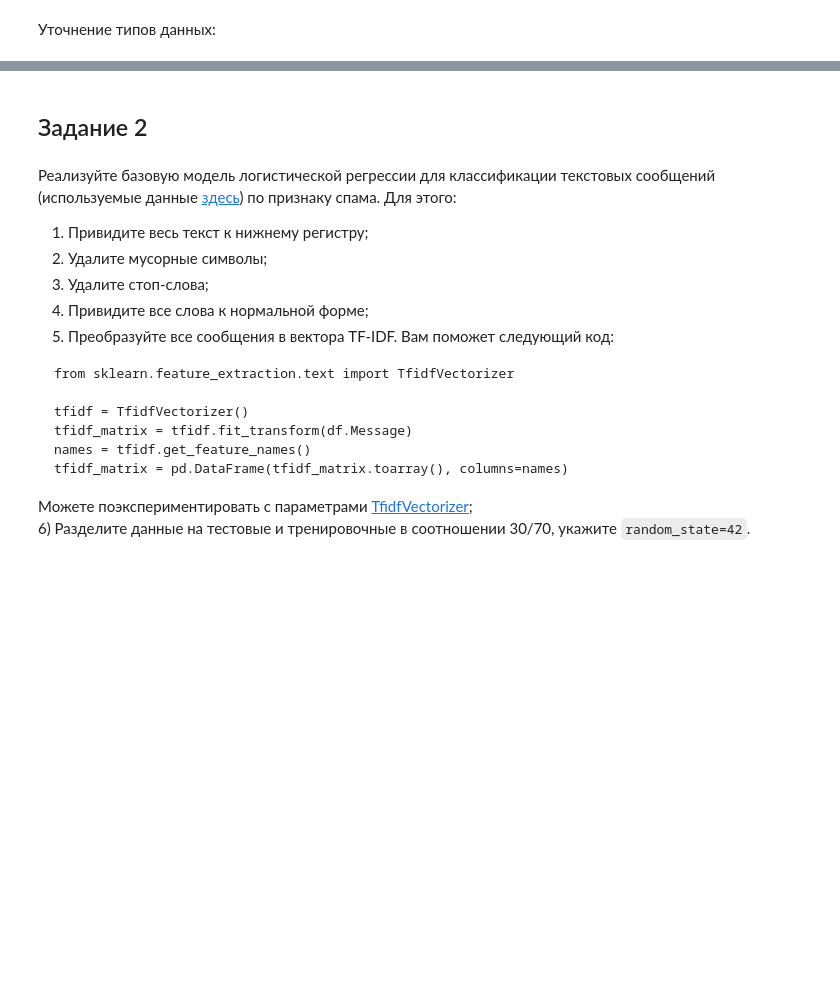
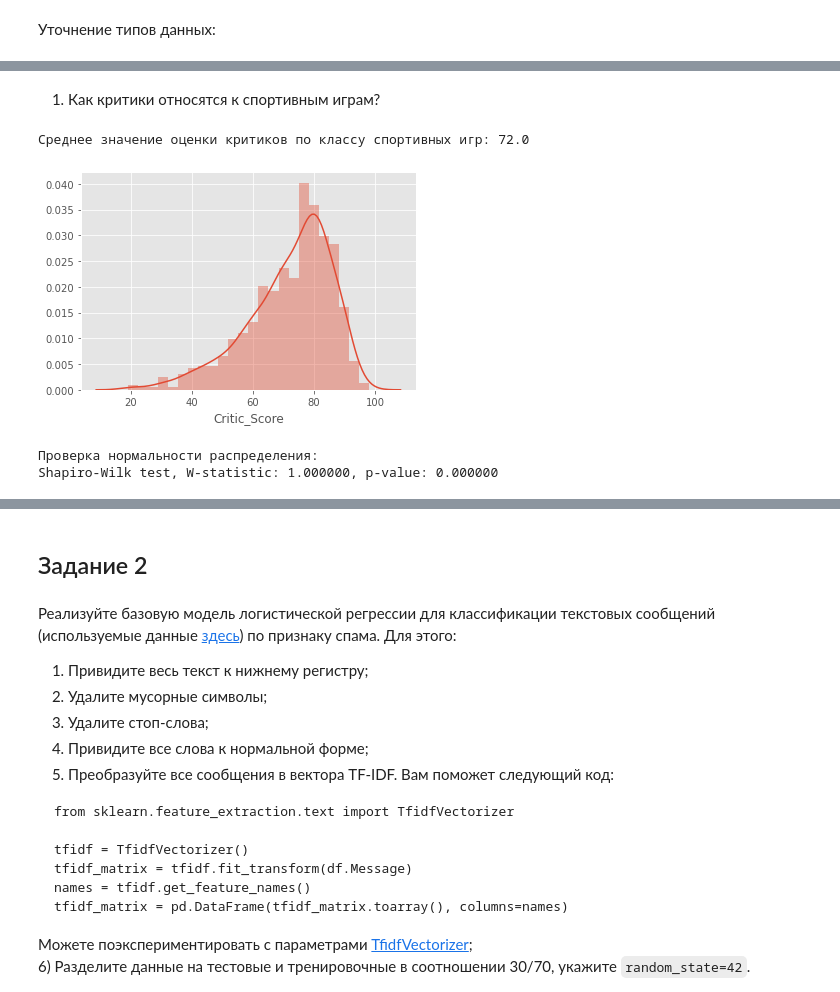
Before and after one commit to SergeyChernyaev/Python-Homeworks, a Jupyter notebook: STPY-39/Homeworks/08_Homework (case study)/08Homework_black.ipynb, the cells around one changed output, grey strips where cells are left out. Drawn from its saved outputs; the diff is of its cells as text; code cells hidden in the pictures; blank space fills up the shorter version.

```diff
--- a/STPY-39/Homeworks/08_Homework (case study)/08Homework_black.ipynb
+++ b/STPY-39/Homeworks/08_Homework (case study)/08Homework_black.ipynb
@@ -59,4 +73,5 @@ None
 # %%
-df_games['User_Score'] = df_games['User_Score'].replace('tbd', np.NaN)
-df_games['User_Score'].unique()
+df_games['Critic_Score'] = df_games['Critic_Score'].replace('tbd', np.NaN)
+df_games['User_Score'] = df_games['Critic_Score'].replace('tbd', np.NaN)
+df_games['Critic_Score'].unique()
 # %% [output]
@@ -77,7 +99,4 @@ array(['8', nan, '8.3', '8.5', '6.6', '8.4', '8.6', '7.7', '6.3', '7.4',
 df_games['Year_of_Release'] = df_games['Year_of_Release'].astype('Int64')
 df_games['User_Count'] = df_games['User_Count'].astype('Int64')
 df_games['User_Score'] = df_games['User_Score'].astype('float64')
-df_games['Critic_Count'] = df_games['Critic_Count'].astype('Int64')
-
-# # переводим оценки в один формат
-df_games['User_Score'] = df_games['User_Score'] * 10
+df_games['Critic_Count'] = df_games['Critic_Count'].astype('float64')
@@ -83,0 +105,17 @@ df_games['User_Score'] = df_games['User_Score'] * 10
+# %%
+# Удалим строки с незаполнеными значениями оценок критиков:
+pct_all = len(df_games['Critic_Score'])
+pct_count = np.mean(df_games['Critic_Score'].notna())
+pct_missing = np.mean(df_games['Critic_Score'].isnull())
+print('Количество всего значений:', pct_all)
+print(f'Процент ненулевых значений: {pct_count*100:.2f}')
+print(f'Процент нулевых значений:{pct_missing*100:.2f}')
+
+df_games = df_games.dropna(subset=['Critic_Score'])
+print ('После обработки:')
+pct_all = len(df_games['Critic_Score'])
+pct_count = np.mean(df_games['Critic_Score'].notna())
+pct_missing = np.mean(df_games['Critic_Score'].isnull())
+print('Количество всего значений:', pct_all)
+print(f'Процент ненулевых значений: {pct_count*100:.2f}')
+print(f'Процент нулевых значений:{pct_missing*100:.2f}')
@@ -83,0 +130,18 @@ df_games['User_Score'] = df_games['User_Score'] * 10
+# %% [markdown]
+1) Как критики относятся к спортивным играм?
+# %%
+# Выделим датасет спортивных игр:
+df_sports = df_games[df_games['Genre'] == 'Sports']
+# %%
+print(f'Среднее значение оценки критиков по классу спортивных игр: {df_sports["Critic_Score"].mean():.1f}')
+sns.distplot(df_sports['Critic_Score'])
+plt.show()
+# %% [output]
+Среднее значение оценки критиков по классу спортивных игр: 72.0
+[figure, added]
+# %%
+print('Проверка нормальности распределения:')
+print("Shapiro-Wilk test, W-statistic: %f, p-value: %f" % stats.kstest(df_sports["Critic_Score"], 'norm'))
+# %% [output]
+Проверка нормальности распределения:
+Shapiro-Wilk test, W-statistic: 1.000000, p-value: 0.000000
```
Also changed, not shown: parts of 19 cells of this notebook.
